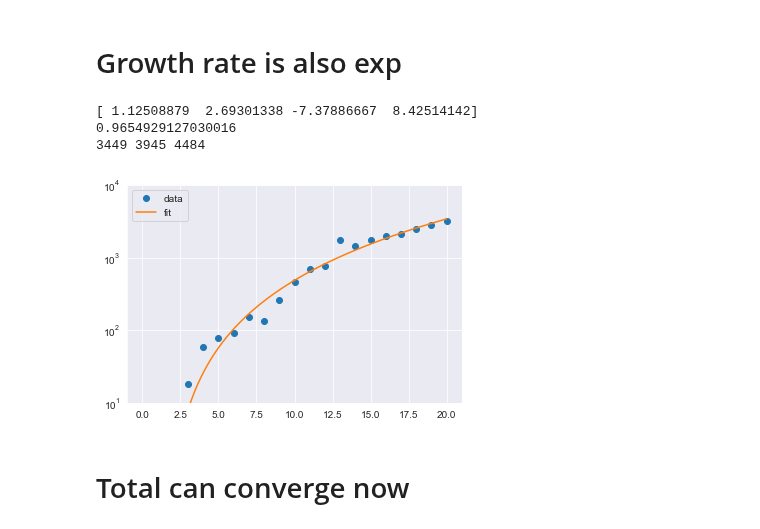
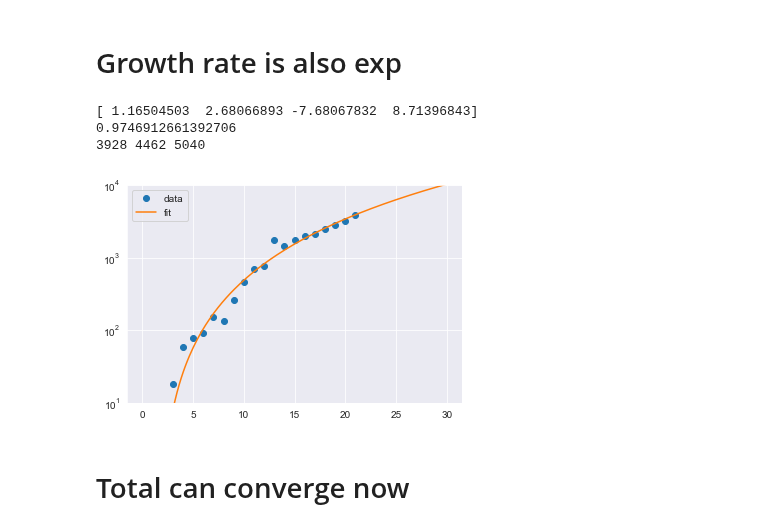
Before and after one commit to tongbaojia/vr_2020, a Jupyter notebook: Virus.ipynb, the cells around one changed output. Cells and saved outputs as stored; diff of their text form; code cells hidden in the pictures.

```diff
--- a/Virus.ipynb
+++ b/Virus.ipynb
@@ -26,6 +26,7 @@ c = [
     2125,
     2524,
     2826,
-    3233
+    3233,
+    3892
 ]
 # %%
@@ -118,31 +119,31 @@ plt.show()
 # %%
 starting_index = 1
 x_data = np.arange(1, len(c[starting_index:])+1)
 y_data = np.array(c[starting_index:])
 # initial guess for curve fit coefficients
 def power(x, a, b, c, d):
     return a * (x ** b) + c * x + d
 
 popt, pcov = curve_fit(power, x_data, y_data, sigma=np.sqrt(y_data))
 print(popt)
 print(r_squared(x_data, y_data, power, popt))
-x = np.linspace(0, 20, 100)
+x = np.linspace(0, 30, 150)
 y = power(x, *popt)
 
 tmr = len(xdata) + 1
 print(int(power(tmr, *popt)), int(power(tmr + 1, *popt)), int(power(tmr + 2, *popt)))
 
 plt.plot(x_data, y_data, 'o', label='data')
 plt.plot(x, y, label='fit')
 plt.ylim(10, 1E4)
 plt.yscale('log')
 plt.legend(loc='best')
 plt.show()
 # %% [output]
-[ 1.12508879  2.69301338 -7.37886667  8.42514142]
-0.9654929127030016
-3449 3945 4484
+[ 1.16504503  2.68066893 -7.68067832  8.71396843]
+0.9746912661392706
+3928 4462 5040
-[figure, old version]
+[figure, new version]
 # %% [markdown]
 # Total can converge now
 # %%
```
Also changed, not shown: parts of 4 cells of this notebook, 3 other files.
